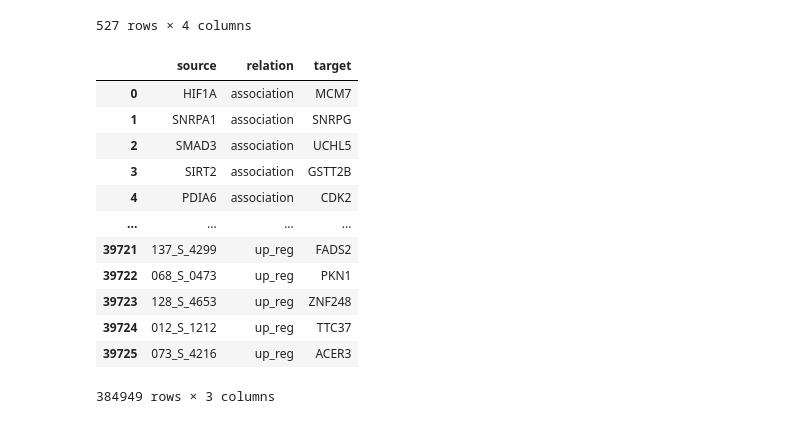
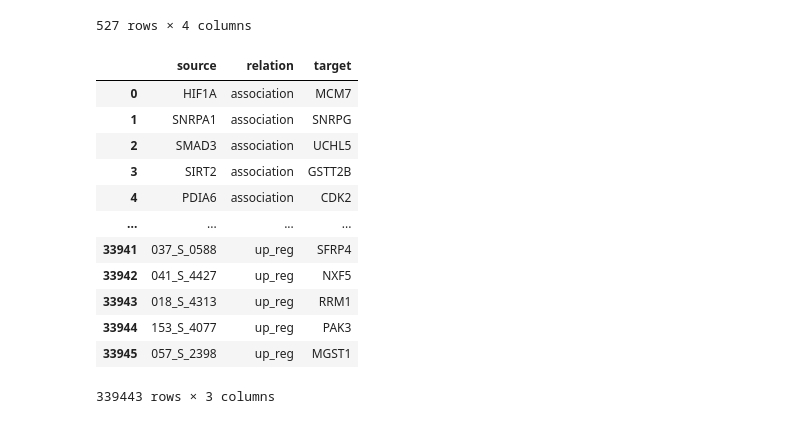
Before and after one commit to Xiaoxuan-Yu-ty/HybridKG, a Jupyter notebook: CLEP_repeat/repeat_resource.ipynb, the cells around one changed output. Saved outputs shown, nothing was run; the diff lists cells and outputs as text; code cells hidden in the pictures.

```diff
--- a/CLEP_repeat/repeat_resource.ipynb
+++ b/CLEP_repeat/repeat_resource.ipynb
@@ -396,22 +439,22 @@ graph_df[graph_df['source']=='116_S_1249']
 # %%
 train_df = pd.read_csv("../CLEP_repeat/clep_resources/Datasets/ADNI/threshold/results/1/train.edgelist", sep=r'[,\t\s]+', engine='python', header=None)
 test_df = pd.read_csv("../CLEP_repeat/clep_resources/Datasets/ADNI/threshold/results/1/test.edgelist", sep=r'[,\t\s]+', engine='python', header=None)
-val_df = pd.read_csv("../CLEP_repeat/clep_resources/Datasets/ADNI/threshold/results/1.5/validation.edgelist", sep=r'[,\t\s]+', engine='python', header=None)
-weighted_edgelist = pd.read_csv("../CLEP_repeat/clep_resources/Datasets/ADNI/threshold/results/1.5/validation.edgelist", sep=r'[,\t\s]+', engine='python',header=None)
-graph_df_clep = pd.concat([train_df, test_df, val_df, weighted_edgelist],axis=0)
+val_df = pd.read_csv("../CLEP_repeat/clep_resources/Datasets/ADNI/threshold/results/1/validation.edgelist", sep=r'[,\t\s]+', engine='python', header=None)
+#weighted_edgelist = pd.read_csv("../CLEP_repeat/clep_resources/Datasets/ADNI/threshold/results/1.5/validation.edgelist", sep=r'[,\t\s]+', engine='python',header=None)
+graph_df_clep = pd.concat([train_df, test_df, val_df],axis=0)
 graph_df_clep.columns = ['source','relation','target']
 graph_df_clep
 # %% [output]
 |  | source | relation | target |
 | 0 | HIF1A | association | MCM7 |
 | 1 | SNRPA1 | association | SNRPG |
 | 2 | SMAD3 | association | UCHL5 |
 | 3 | SIRT2 | association | GSTT2B |
 | 4 | PDIA6 | association | CDK2 |
 | ... | ... | ... | ... |
-| 39721 | 137_S_4299 | up_reg | FADS2 |
-| 39722 | 068_S_0473 | up_reg | PKN1 |
-| 39723 | 128_S_4653 | up_reg | ZNF248 |
-| 39724 | 012_S_1212 | up_reg | TTC37 |
-| 39725 | 073_S_4216 | up_reg | ACER3 |
+| 33941 | 037_S_0588 | up_reg | SFRP4 |
+| 33942 | 041_S_4427 | up_reg | NXF5 |
+| 33943 | 018_S_4313 | up_reg | RRM1 |
+| 33944 | 153_S_4077 | up_reg | PAK3 |
+| 33945 | 057_S_2398 | up_reg | MGST1 |
-384949 rows × 3 columns
+339443 rows × 3 columns
```
Also changed, not shown: parts of 12 cells of this notebook, 2 other files.
